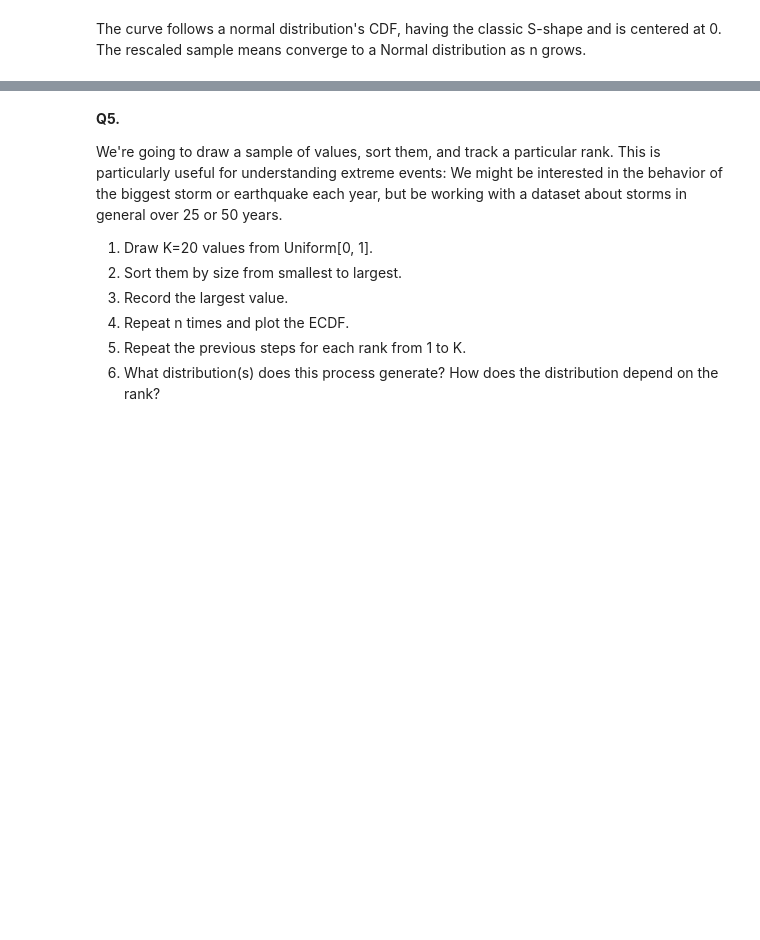
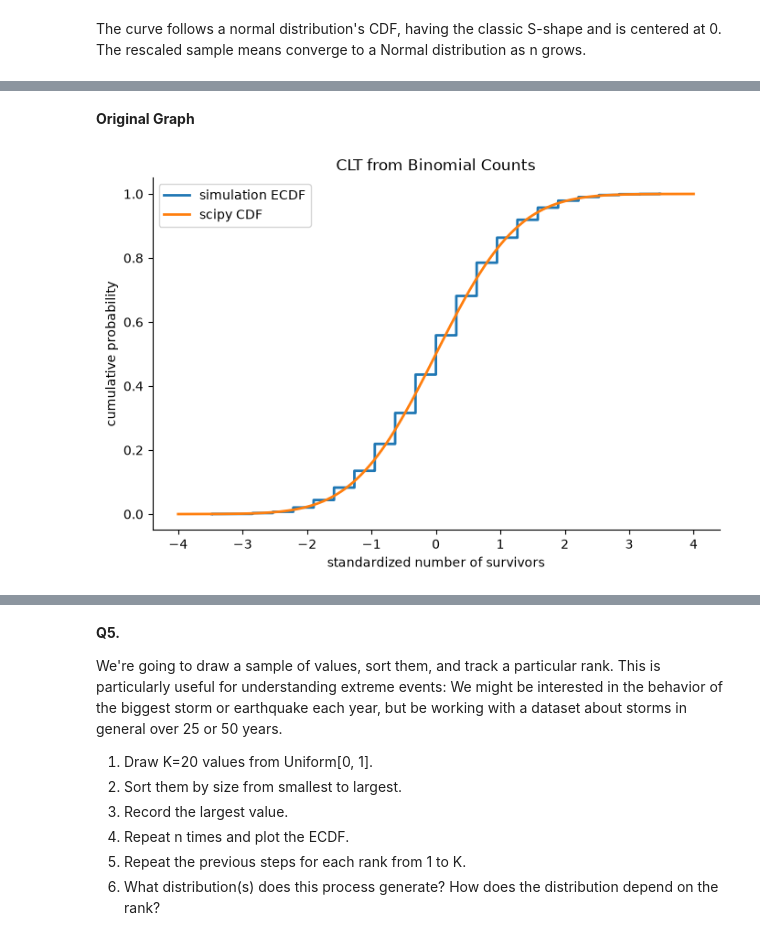
Before and after one commit to sjh-6161/DS-5030-Labs, a Jupyter notebook: Lab 4/lab4.ipynb, the cells around one changed output, grey strips where cells are left out. Saved outputs shown, nothing was run; the diff lists cells and outputs as text; code cells hidden in the pictures; blank space fills up the shorter version.

```diff
--- a/Lab 4/lab4.ipynb
+++ b/Lab 4/lab4.ipynb
@@ -39,0 +94,17 @@ The curve follows a normal distribution's CDF, having the classic S-shape and is
+# %% [markdown]
+**Original Graph**
+# %%
+n = 40
+p = 1 / 2
+b = 5_000
+
+counts = rng.binomial(n, p, size=b)
+
+z_binom = (counts - n * p) / np.sqrt(n * p * (1 - p))
+
+normal = stats.norm(0, 1)
+
+plot_ecdf_vs_cdf(z_binom, normal.cdf, grid=np.linspace(-4, 4, 500), title="CLT from Binomial Counts", xlabel="standardized number of survivors")
+plt.show()
+# %% [output]
+[figure, added]
```
Also changed, not shown: parts of 19 cells of this notebook.
